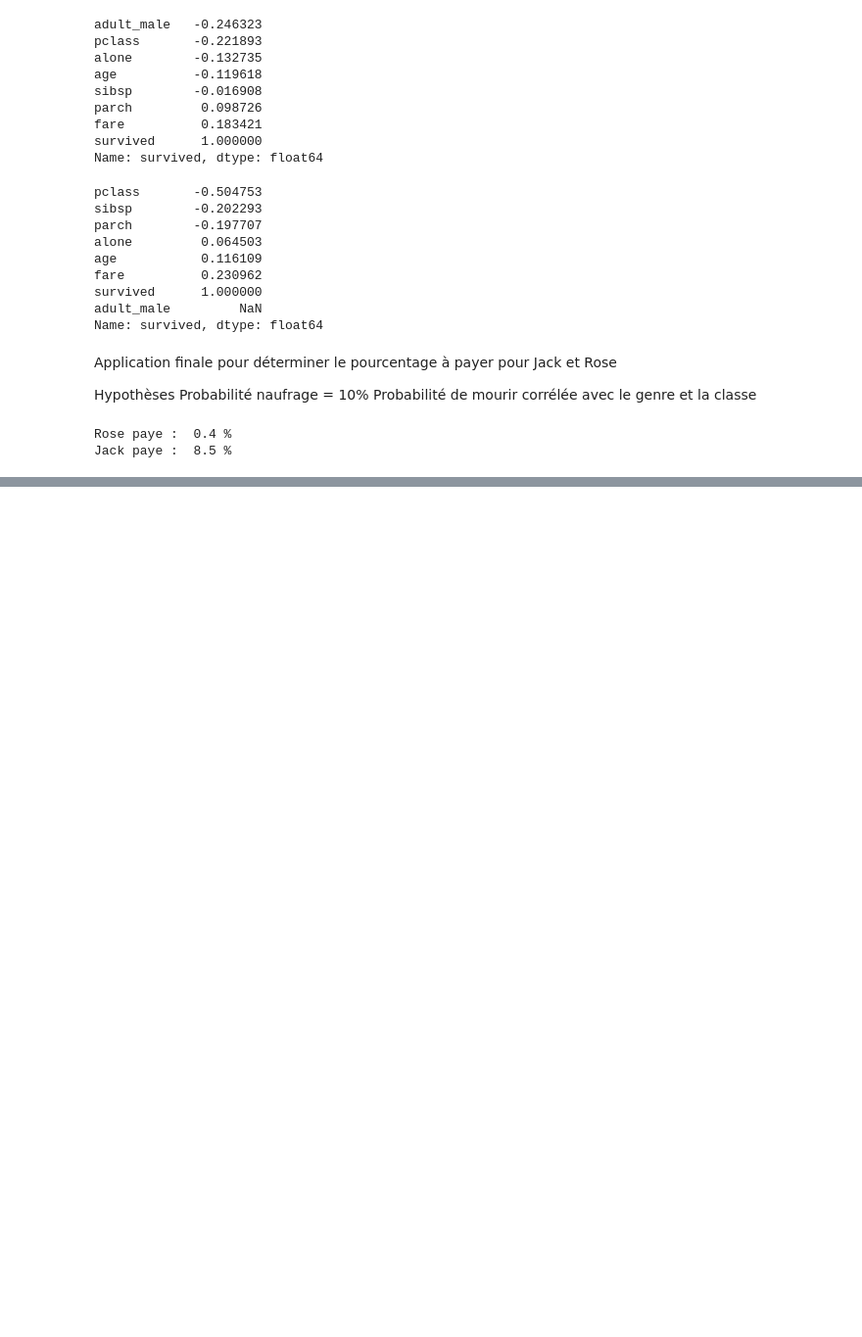
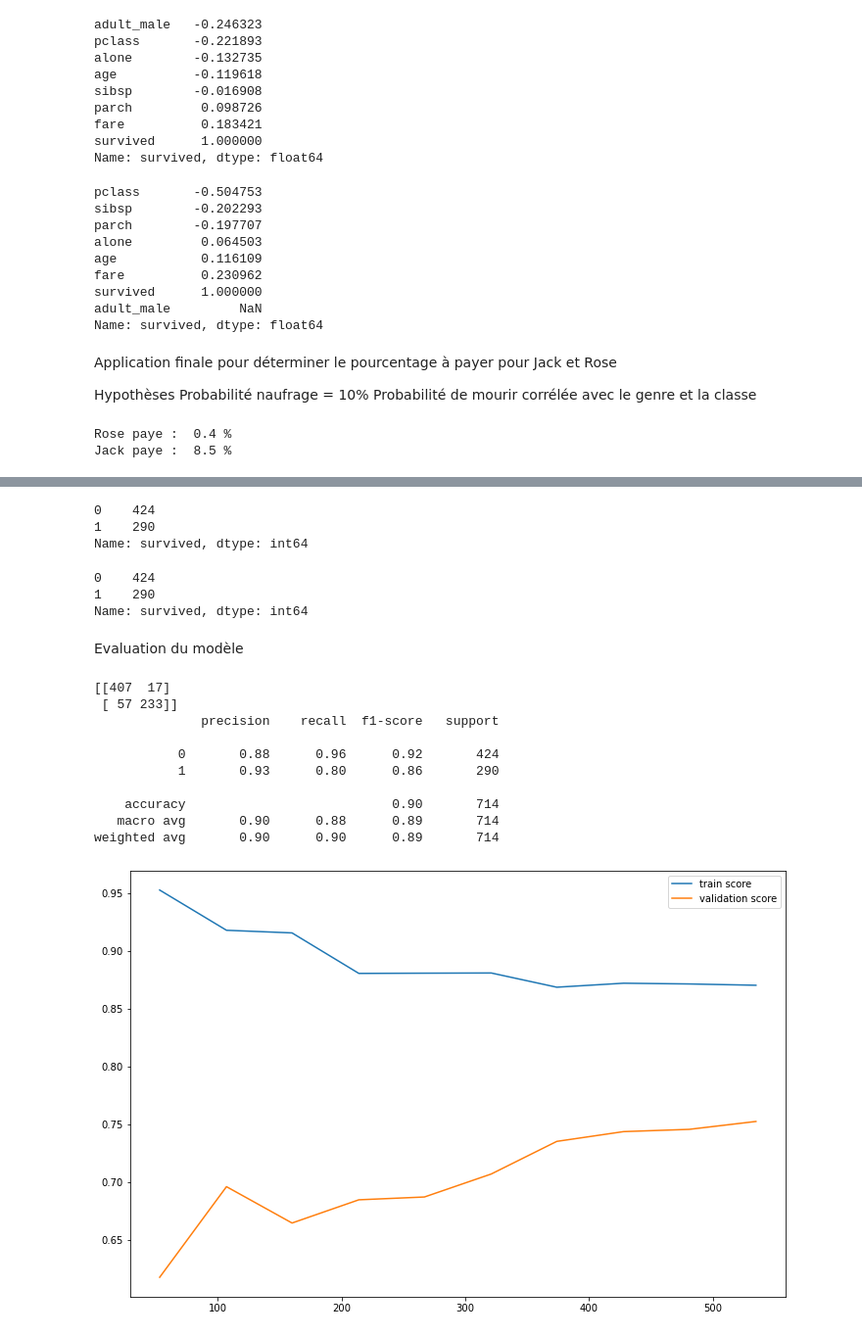
Before and after one commit to Jaketdax/ActuariatVieCNAM, a Jupyter notebook: ACT102 - Titanic - MikeColombet.ipynb, the cells around one changed output, grey strips where cells are left out. Shown at 98% size. Cells and saved outputs as stored; diff of their text form; code cells hidden in the pictures; blank space fills up the shorter version.

```diff
--- a/ACT102 - Titanic - MikeColombet.ipynb
+++ b/ACT102 - Titanic - MikeColombet.ipynb
@@ -240,0 +288,27 @@ Jack paye :  8.5 %
+# %%
+def preprocessing(df):
+
+#     df = encodage(df)
+#     df = feature_engineering(df)
+#     df = imputation(df)
+
+    X = ML_Data.drop('survived', axis=1)
+    y = ML_Data['survived']
+
+    print(y.value_counts())
+
+    return X, y
+# %%
+X_train, y_train = preprocessing(trainset)
+# %% [output]
+0    424
+1    290
+Name: survived, dtype: int64
+# %%
+X_test, y_test = preprocessing(testset)
+# %% [output]
+0    424
+1    290
+Name: survived, dtype: int64
+# %% [markdown]
+Evaluation du modèle
@@ -240,0 +318,32 @@ Jack paye :  8.5 %
+# %%
+def evaluation(model):
+
+    model.fit(X_train, y_train)
+    ypred = model.predict(X_test)
+
+    print(confusion_matrix(y_test, ypred))
+    print(classification_report(y_test, ypred))
+
+    N, train_score, val_score = learning_curve(model, X_train, y_train,
+                                              cv=4, scoring='f1',
+                                               train_sizes=np.linspace(0.1, 1, 10))
+
+
+    plt.figure(figsize=(12, 8))
+    plt.plot(N, train_score.mean(axis=1), label='train score')
+    plt.plot(N, val_score.mean(axis=1), label='validation score')
+    plt.legend()
+# %%
+evaluation(model_1)
+# %% [output]
+[[407  17]
+ [ 57 233]]
+              precision    recall  f1-score   support
+
+           0       0.88      0.96      0.92       424
+           1       0.93      0.80      0.86       290
+
+    accuracy                           0.90       714
+   macro avg       0.90      0.88      0.89       714
+weighted avg       0.90      0.90      0.89       714
+[figure, added]
```
Also changed, not shown: parts of 17 cells of this notebook.
